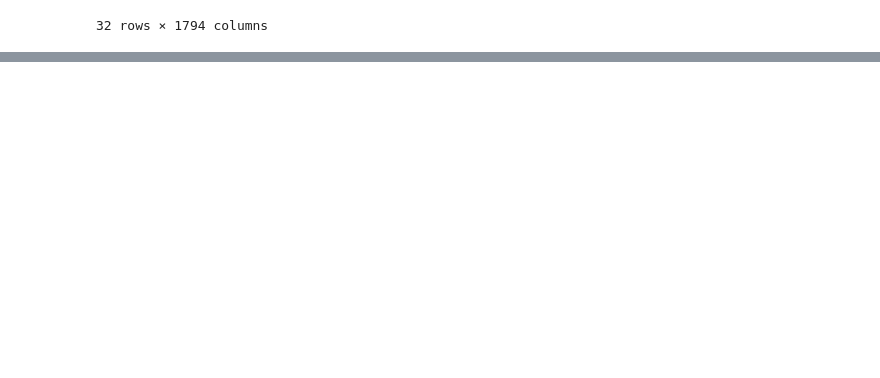
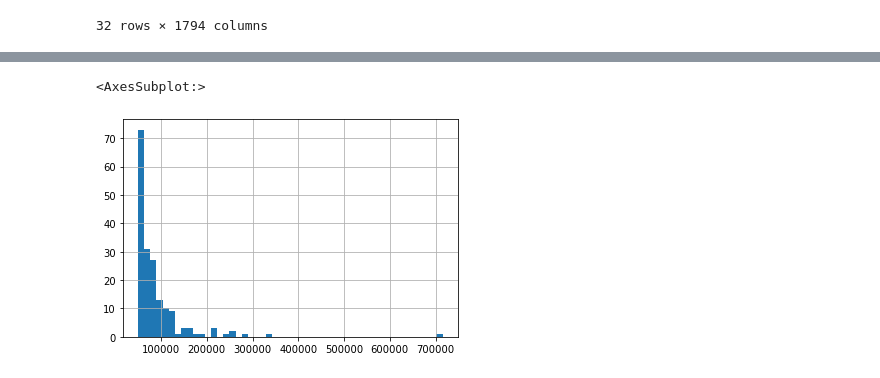
Before and after one commit to PLucasMendonca/Cursos, a Jupyter notebook: Aprendendo Analise de Dados/Treino/Untitled.ipynb, the cells around one changed output, grey strips where cells are left out. Drawn from its saved outputs; the diff is of its cells as text; code cells hidden in the pictures; blank space fills up the shorter version.

```diff
--- a/Aprendendo Analise de Dados/Treino/Untitled.ipynb
+++ b/Aprendendo Analise de Dados/Treino/Untitled.ipynb
@@ -490,0 +541,2 @@ igm[filtro].T
+# %%
+meu_filtro = igm['pib_pc'] >= 50000
@@ -490,0 +559,3 @@ igm[filtro].T
+# %%
+igm_filtrado_pib_pc = igm[meu_filtro]
+igm_filtrado_pib_pc['pib_pc'].describe()
@@ -490,0 +572,5 @@ igm[filtro].T
+# %%
+igm_filtrado_pib_pc['pib_pc'].hist(bins=50)
+# %% [output]
+<AxesSubplot:>
+[figure, added]
```
Also changed, not shown: parts of 144 cells of this notebook, 7 other files.
